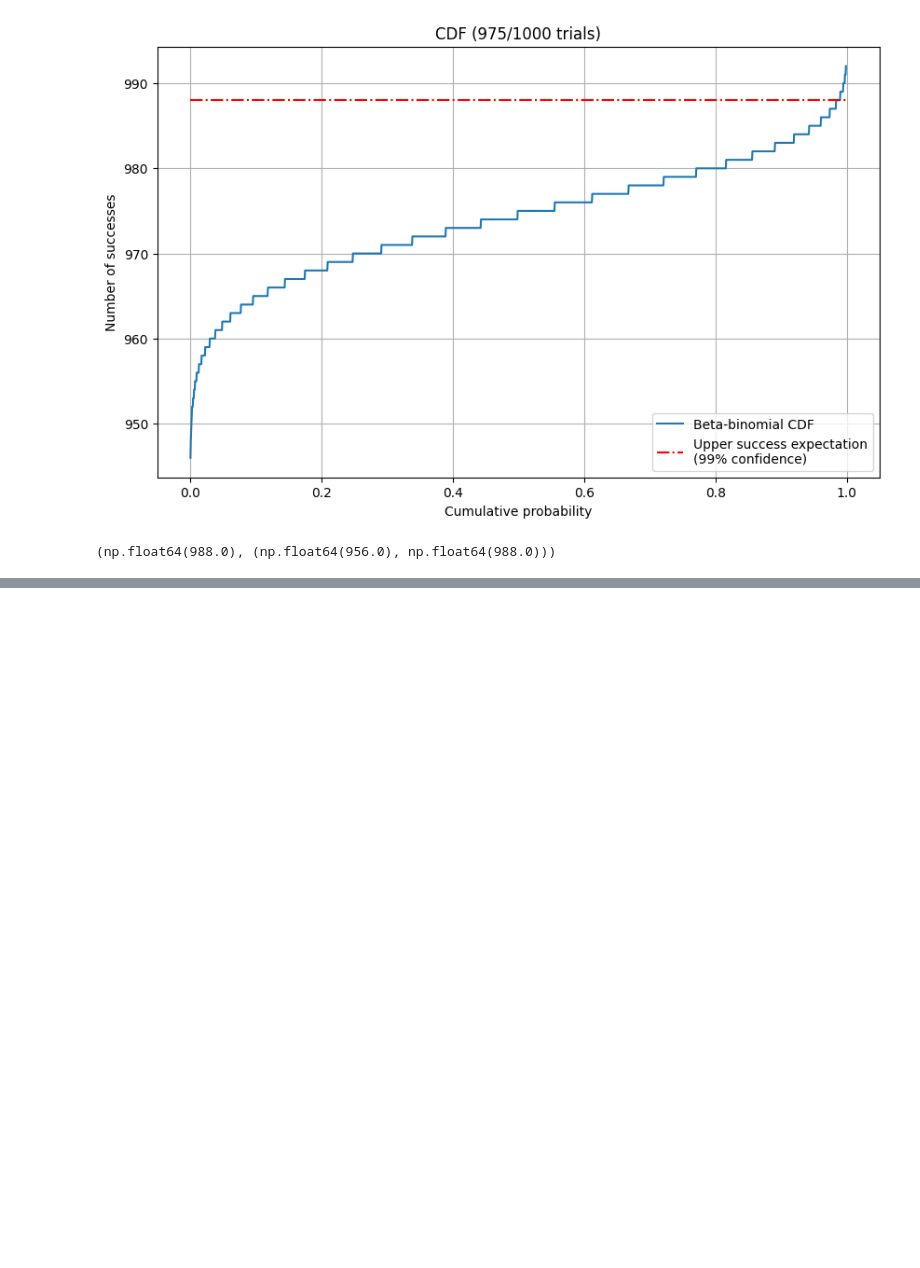
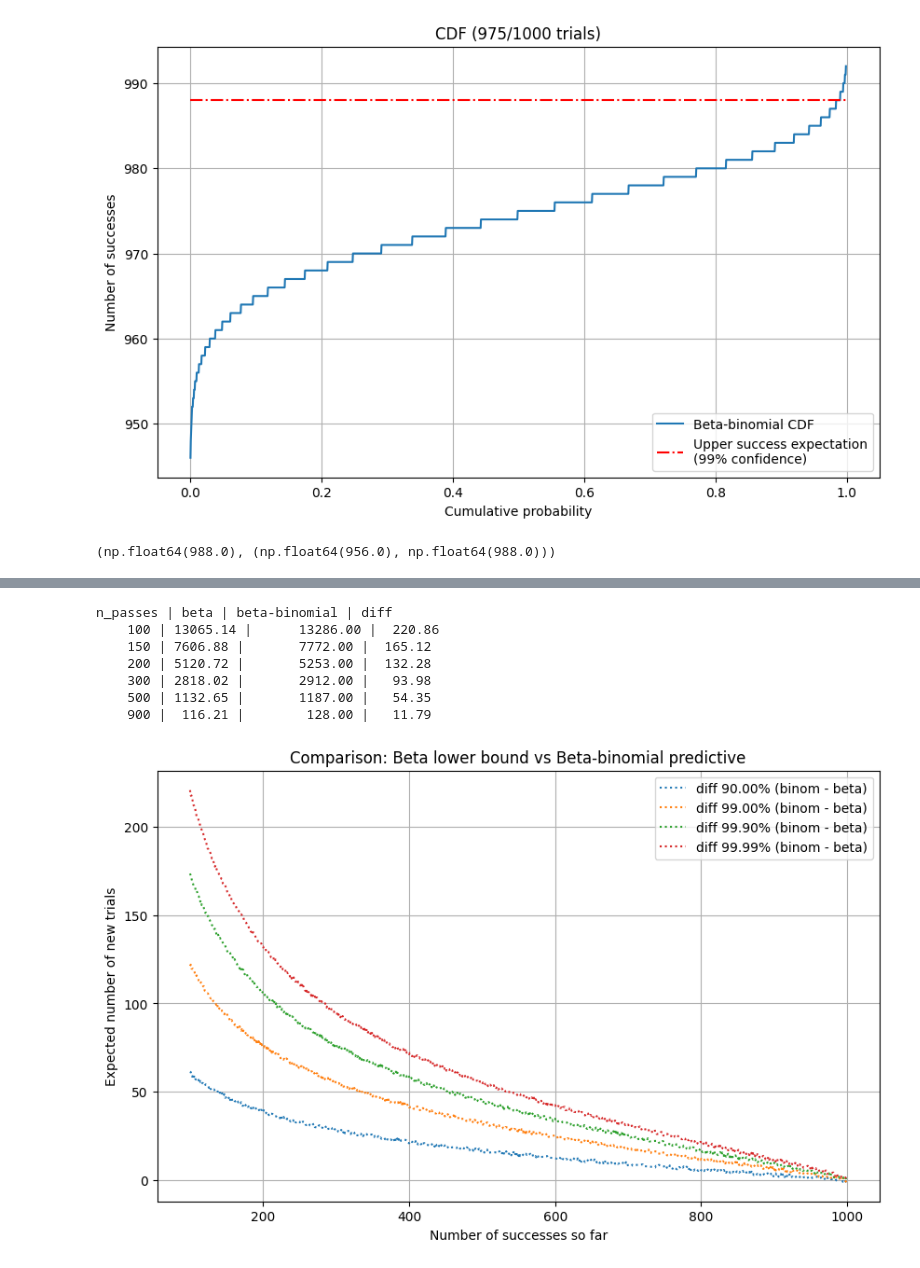
Before and after one commit to jlucas-oqc/playgound, a Jupyter notebook: beta_bin.ipynb, the cells around one changed output, grey strips where cells are left out. Saved outputs shown, nothing was run; the diff lists cells and outputs as text; code cells hidden in the pictures; blank space fills up the shorter version.

```diff
--- a/beta_bin.ipynb
+++ b/beta_bin.ipynb
@@ -128,0 +186,31 @@ plt.legend()
+# %%
+# Compare the two methods directly and plot their difference
+x = np.arange(100, n)
+plt.figure(figsize=(10, 6))
+for conf_lim in [0.9, 0.99, 0.999, 0.9999]:
+    y_beta = calc_upper_conf(n, x, conf_lim)
+    y_betabinom = [calc_upper_conf_betabinom(n, xi, conf_lim) for xi in x]
+    # plt.plot(x, y_betabinom, label=f"{conf_lim * 100:2.2f}% (beta-binomial)")
+    # plt.plot(x, y_beta, '--', label=f"{conf_lim * 100:2.2f}% (beta lower bound)")
+    plt.plot(x, np.array(y_betabinom) - np.array(y_beta), ":", label=f"diff {conf_lim * 100:2.2f}% (binom - beta)")
+plt.xlabel("Number of successes so far")
+plt.ylabel("Expected number of new trials")
+plt.title("Comparison: Beta lower bound vs Beta-binomial predictive")
+plt.grid()
+plt.legend()
+
+# Print values for small n_passes and high confidence
+print("n_passes | beta | beta-binomial | diff")
+for xi in [100, 150, 200, 300, 500, 900]:
+    beta_val = calc_upper_conf(n, xi, 0.9999)
+    betabinom_val = calc_upper_conf_betabinom(n, xi, 0.9999)
+    print(f"{xi:7d} | {beta_val:7.2f} | {betabinom_val:13.2f} | {betabinom_val - beta_val:7.2f}")
+# %% [output]
+n_passes | beta | beta-binomial | diff
+    100 | 13065.14 |      13286.00 |  220.86
+    150 | 7606.88 |       7772.00 |  165.12
+    200 | 5120.72 |       5253.00 |  132.28
+    300 | 2818.02 |       2912.00 |   93.98
+    500 | 1132.65 |       1187.00 |   54.35
+    900 |  116.21 |        128.00 |   11.79
+[figure, added]
```
Also changed, not shown: parts of 3 cells of this notebook.
